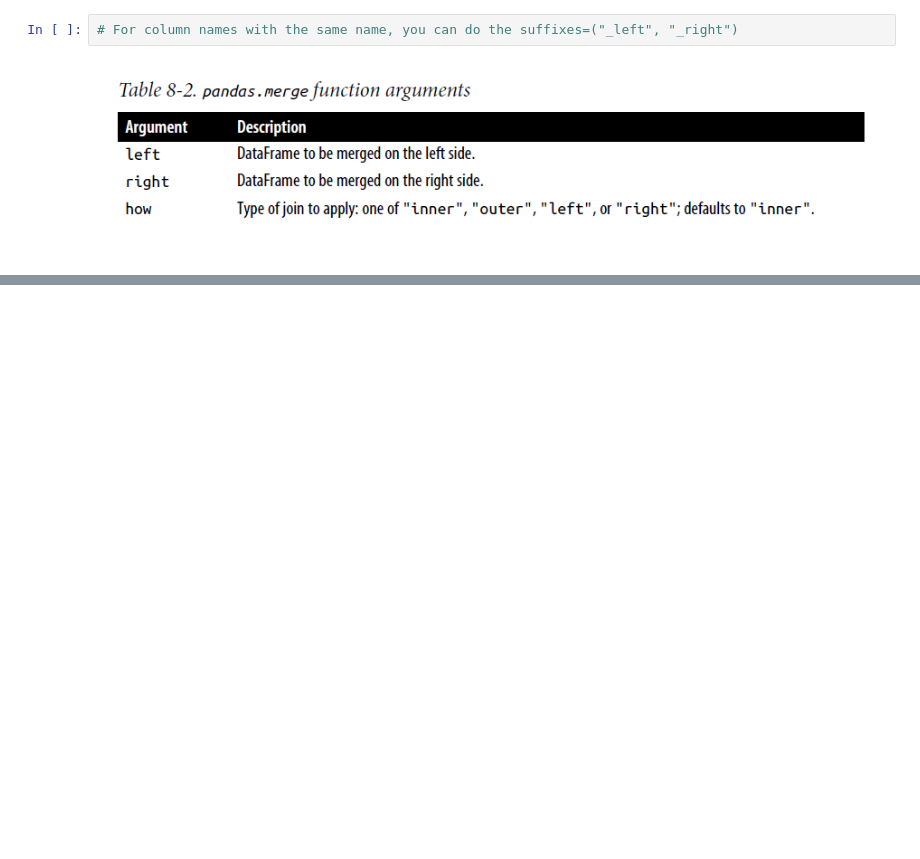
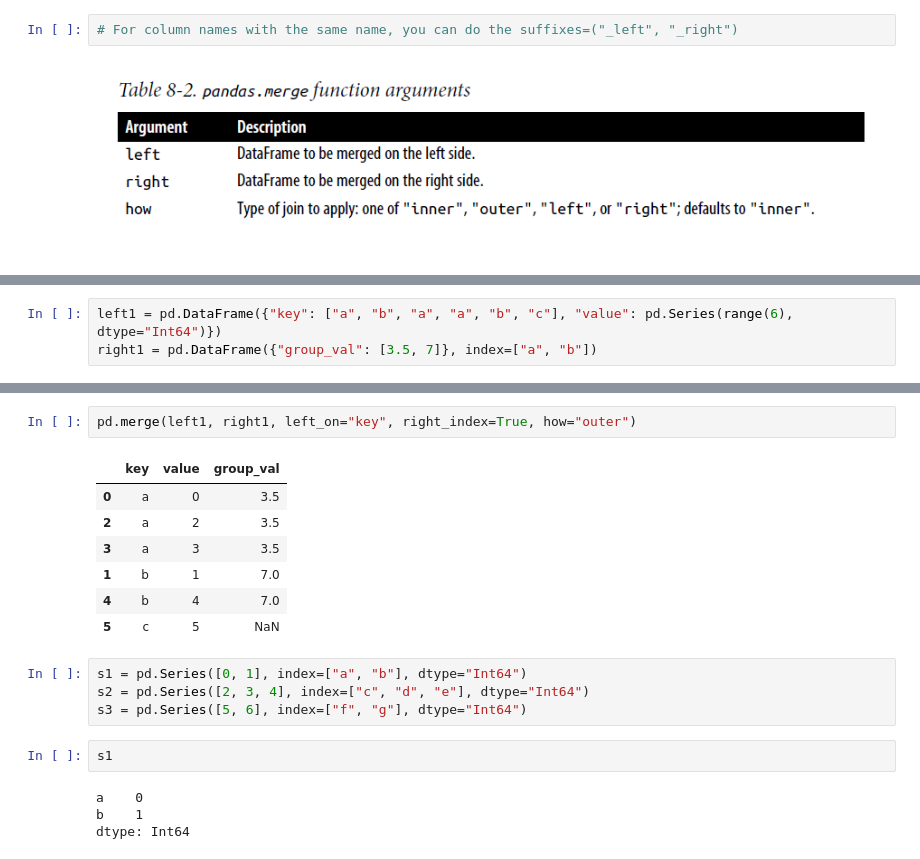
Before and after one commit to singfungcheung/python_for_data_analysis_wm_practice, a Jupyter notebook: src/Chapter8_Data_Wrangling.ipynb, the cells around one changed output, grey strips where cells are left out. Cells and saved outputs as stored; diff of their text form; blank space fills up the shorter version.

```diff
--- a/src/Chapter8_Data_Wrangling.ipynb
+++ b/src/Chapter8_Data_Wrangling.ipynb
@@ -388,0 +393,3 @@ pd.merge(df1, df2, how="inner")
+# %%
+left1 = pd.DataFrame({"key": ["a", "b", "a", "a", "b", "c"], "value": pd.Series(range(6), dtype="Int64")})
+right1 = pd.DataFrame({"group_val": [3.5, 7]}, index=["a", "b"])
@@ -388,0 +421,20 @@ pd.merge(df1, df2, how="inner")
+# %%
+pd.merge(left1, right1, left_on="key", right_index=True, how="outer")
+# %% [output]
+|  | key | value | group_val |
+| 0 | a | 0 | 3.5 |
+| 2 | a | 2 | 3.5 |
+| 3 | a | 3 | 3.5 |
+| 1 | b | 1 | 7.0 |
+| 4 | b | 4 | 7.0 |
+| 5 | c | 5 | NaN |
+# %%
+s1 = pd.Series([0, 1], index=["a", "b"], dtype="Int64")
+s2 = pd.Series([2, 3, 4], index=["c", "d", "e"], dtype="Int64")
+s3 = pd.Series([5, 6], index=["f", "g"], dtype="Int64")
+# %%
+s1
+# %% [output]
+a    0
+b    1
+dtype: Int64
```
Also changed, not shown: parts of 12 cells of this notebook.
